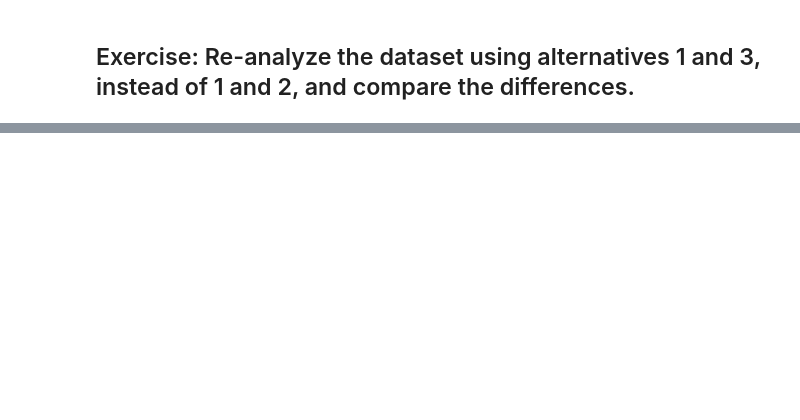
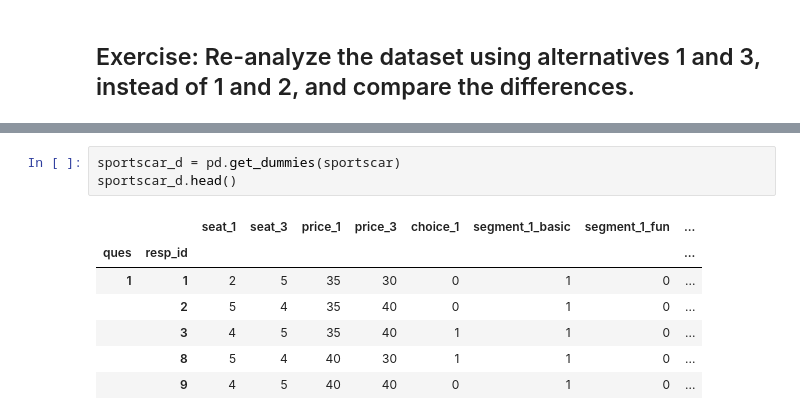
Before and after one commit to pmontman/tmp_choicemodels, a Jupyter notebook: nb/tutorials/solutions/WK_03_solu_tut_binlogit.ipynb, the cells around one changed output, grey strips where cells are left out. Drawn from its saved outputs; the diff is of its cells as text; blank space fills up the shorter version.

```diff
--- a/nb/tutorials/solutions/WK_03_solu_tut_binlogit.ipynb
+++ b/nb/tutorials/solutions/WK_03_solu_tut_binlogit.ipynb
@@ -356,0 +497,11 @@ The interpretation is that person are willing to pay 3.83K dollars for increasin
+# %%
+sportscar_d = pd.get_dummies(sportscar)
+sportscar_d.head()
+# %% [output]
+|  |  | seat_1 | seat_3 | price_1 | price_3 | choice_1 | segment_1_basic | segment_1_fun | ... |
+| ques | resp_id |  |  |  |  |  |  |  | ... |
+| 1 | 1 | 2 | 5 | 35 | 30 | 0 | 1 | 0 | ... |
+|  | 2 | 5 | 4 | 35 | 40 | 0 | 1 | 0 | ... |
+|  | 3 | 4 | 5 | 35 | 40 | 1 | 1 | 0 | ... |
+|  | 8 | 5 | 4 | 40 | 30 | 1 | 1 | 0 | ... |
+|  | 9 | 4 | 5 | 40 | 40 | 0 | 1 | 0 | ... |
```
Also changed, not shown: parts of 32 cells of this notebook.
